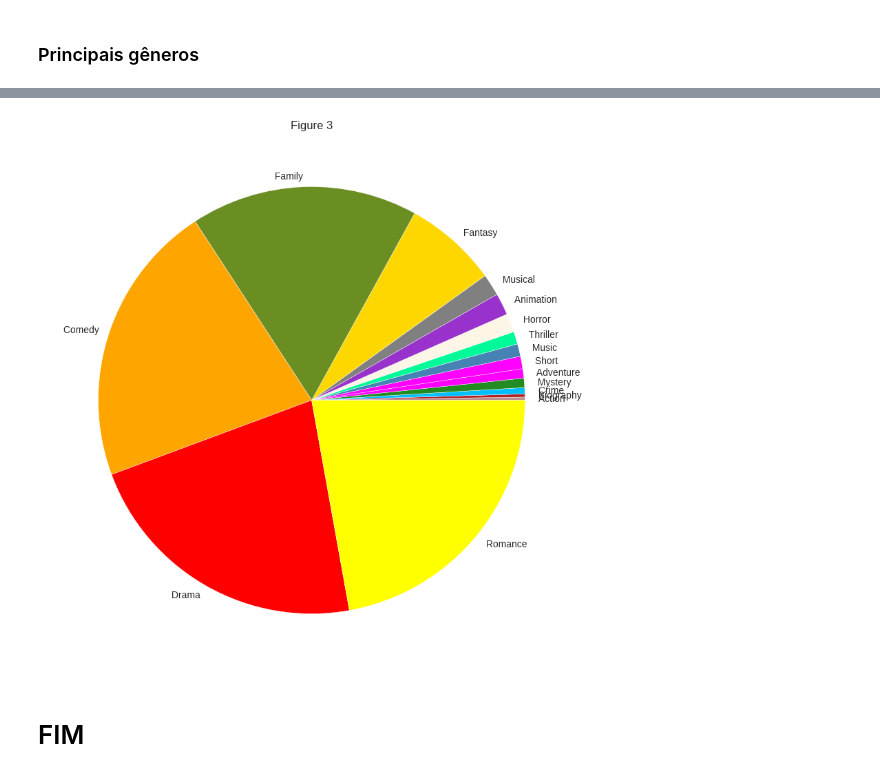
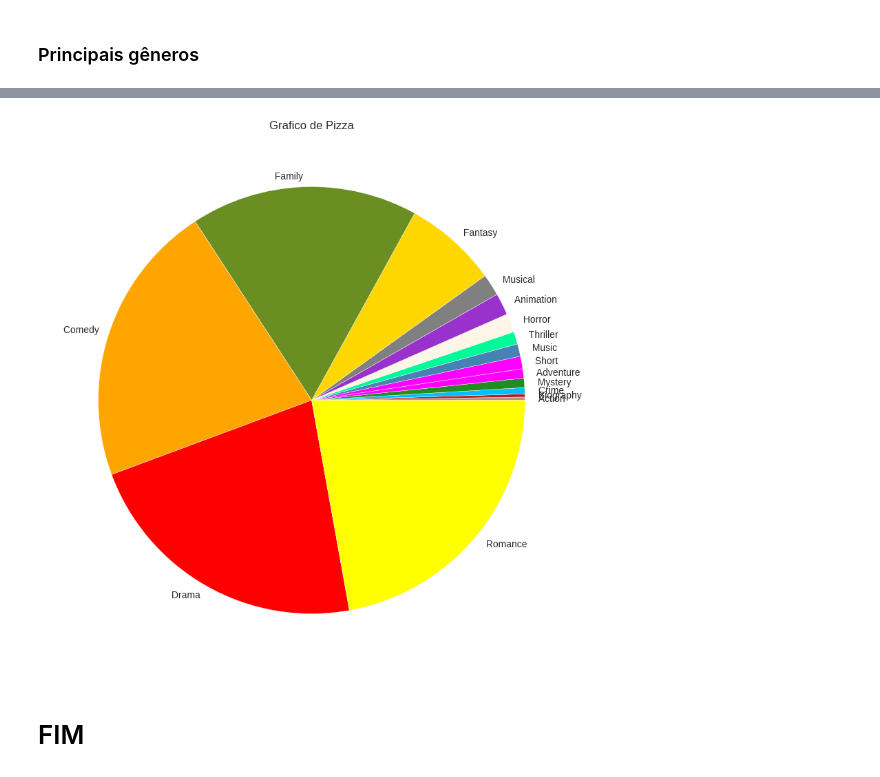
Before and after one commit to SCloves/filmes_de_natal_iMDb, a Jupyter notebook: filmes_natal_iMBDb.ipynb, the cells around one changed output, grey strips where cells are left out. Saved outputs shown, nothing was run; the diff lists cells and outputs as text; code cells hidden in the pictures.

```diff
--- a/filmes_natal_iMBDb.ipynb
+++ b/filmes_natal_iMBDb.ipynb
@@ -882,27 +863,27 @@ colors
 # %%
 # slices = dic.values()
 # labels = dic.keys()
 
 slices = [tupla[1] for tupla in sorted_dic]
 labels = [tupla[0] for tupla in sorted_dic]
 
 colors = ['rosybrown', 'firebrick', 'deepskyblue', 'forestgreen', 'magenta',
  'fuchsia', 'steelblue', 'mediumspringgreen', 'oldlace', 'darkorchid', 'grey',
  'gold', 'olivedrab', 'orange', 'r','yellow']
 
 fig = plt.figure(figsize=[10, 10])
 ax = fig.add_subplot(111)
 
 pie_wedge_collection = ax.pie(slices, colors=colors, labels=labels, labeldistance=1.05);
 
 for pie_wedge in pie_wedge_collection[0]:
     pie_wedge.set_edgecolor('white')
 
-ax.set_title("Figure 3");
+ax.set_title("Grafico de Pizza");
 
 plt.show()
 # %% [output]
-[figure, old version]
+[figure, new version]
 # %% [markdown]
 # FIM
 # %% [markdown]
```
Also changed, not shown: parts of 1 cell of this notebook.
